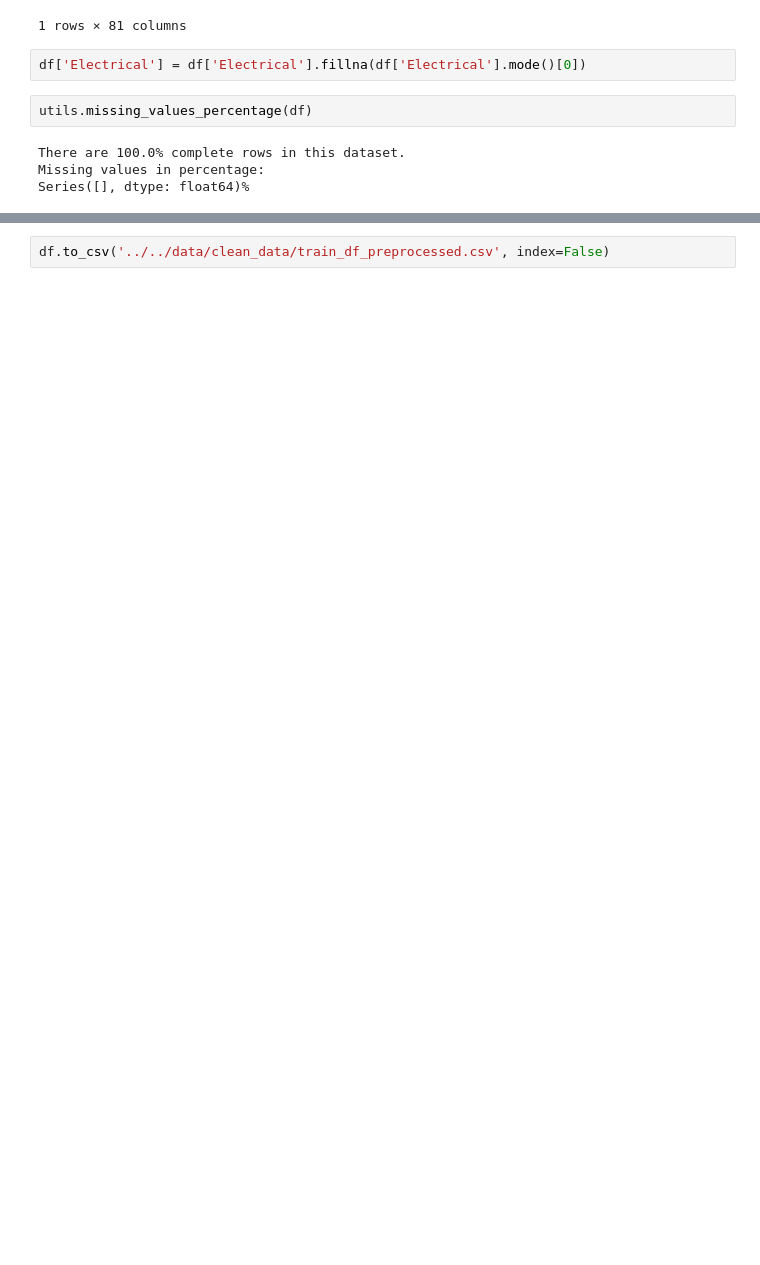
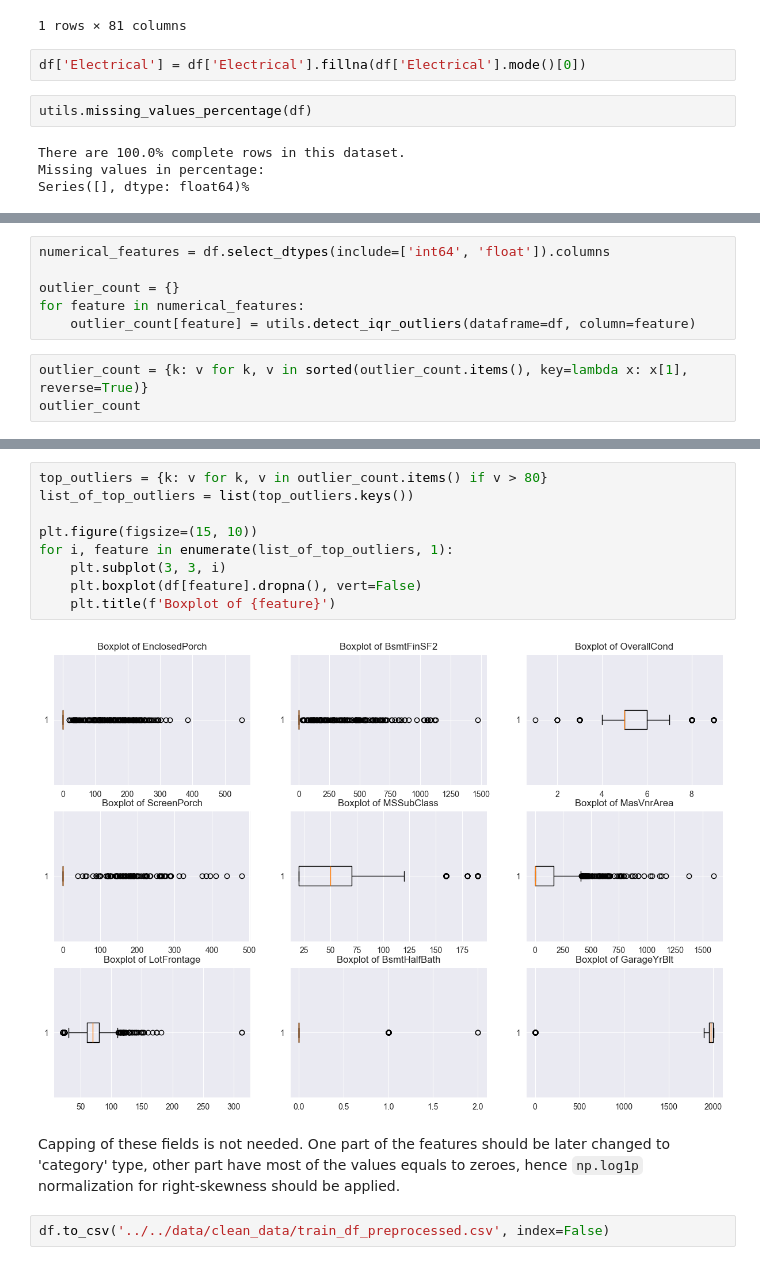
Before and after one commit to serverdaun/house_prices_kaggle, a Jupyter notebook: house_prices_kaggle/notebooks/data_preprocessing.ipynb, the cells around one changed output, grey strips where cells are left out. Cells and saved outputs as stored; diff of their text form; blank space fills up the shorter version.

Commit message:
add check for outliers

````diff
--- a/house_prices_kaggle/notebooks/data_preprocessing.ipynb
+++ b/house_prices_kaggle/notebooks/data_preprocessing.ipynb
@@ -262,0 +265,9 @@ Series([], dtype: float64)%
+# %%
+numerical_features = df.select_dtypes(include=['int64', 'float']).columns
+
+outlier_count = {}
+for feature in numerical_features:
+    outlier_count[feature] = utils.detect_iqr_outliers(dataframe=df, column=feature)
+# %%
+outlier_count = {k: v for k, v in sorted(outlier_count.items(), key=lambda x: x[1], reverse=True)}
+outlier_count
@@ -263,2 +292,15 @@ Series([], dtype: float64)%
+# %%
+top_outliers = {k: v for k, v in outlier_count.items() if v > 80}
+list_of_top_outliers = list(top_outliers.keys())
+
+plt.figure(figsize=(15, 10))
+for i, feature in enumerate(list_of_top_outliers, 1):
+    plt.subplot(3, 3, i)
+    plt.boxplot(df[feature].dropna(), vert=False)
+    plt.title(f'Boxplot of {feature}')
+# %% [output]
+[figure, added]
+# %% [markdown]
+Capping of these fields is not needed. One part of the features should be later changed to 'category' type, other part have most of the values equals to zeroes, hence ```np.log1p``` normalization for right-skewness should be applied.
 # %%
 df.to_csv('../../data/clean_data/train_df_preprocessed.csv', index=False)
````
Also changed, not shown: parts of 4 cells of this notebook.
